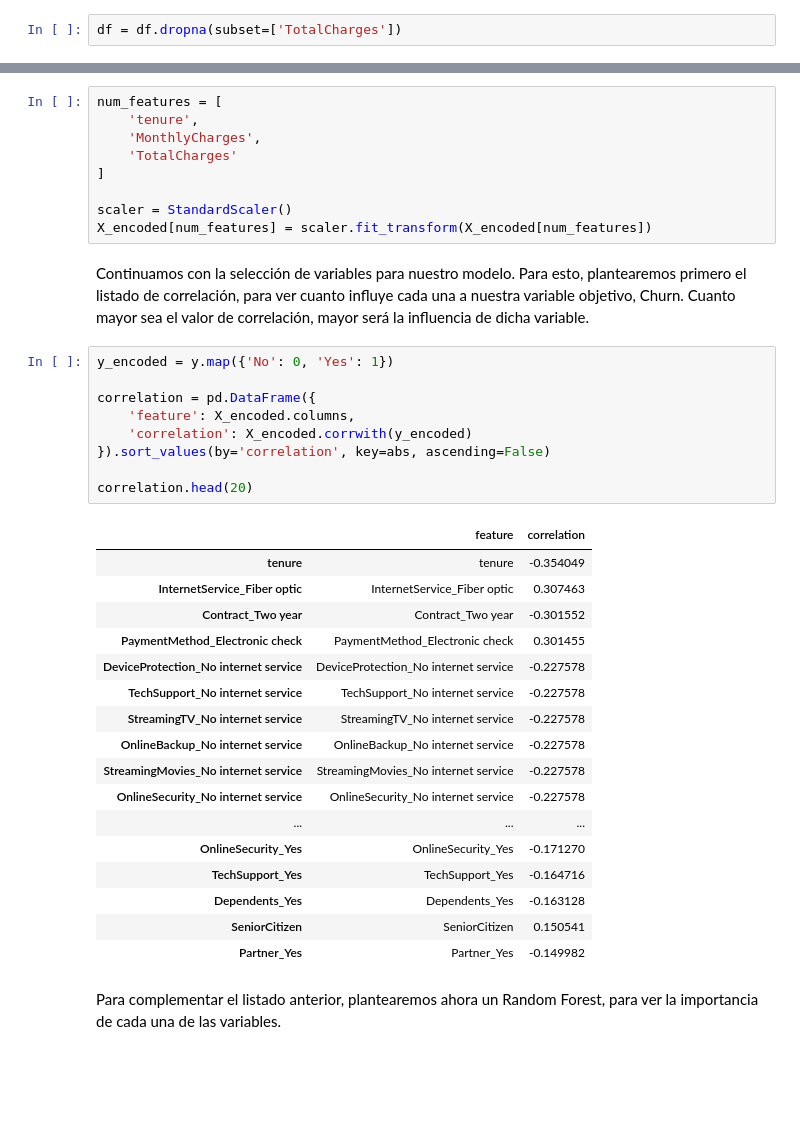
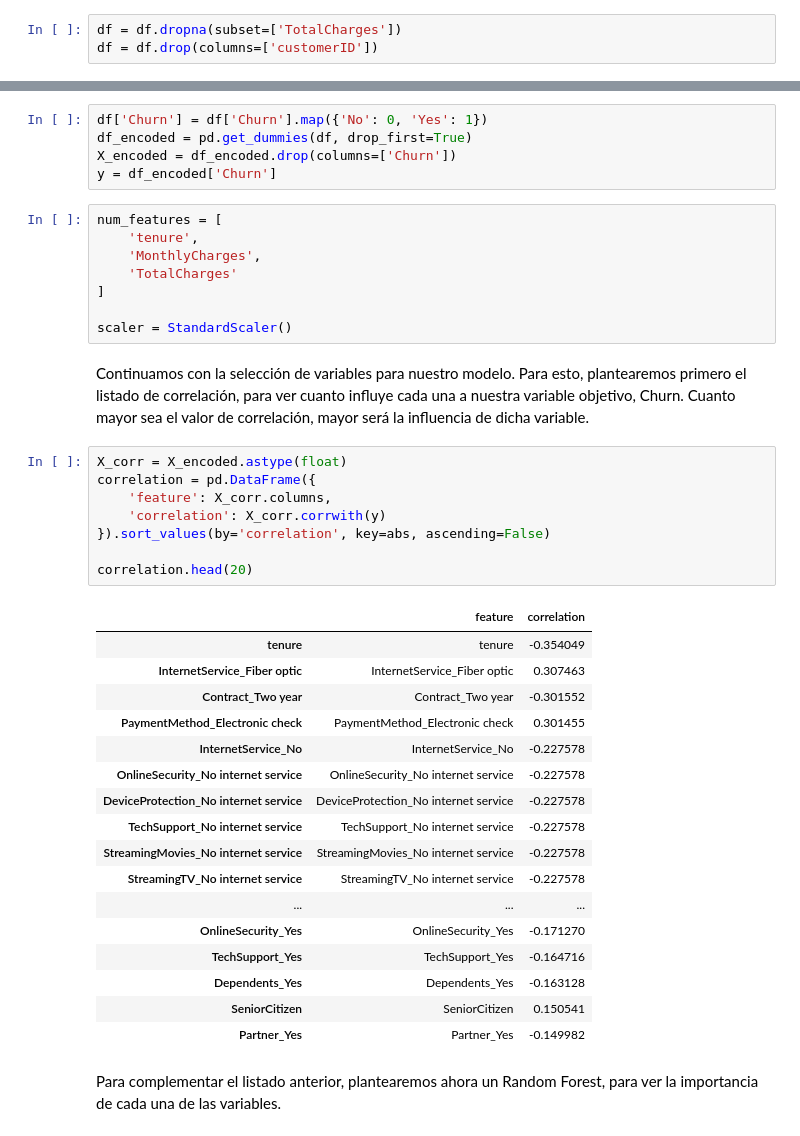
Before and after one commit to florcisco/Churn-Prediction, a Jupyter notebook: Churn_Prediction.ipynb, the cells around one changed output, grey strips where cells are left out. Drawn from its saved outputs; the diff is of its cells as text; blank space fills up the shorter version.

```diff
--- a/Churn_Prediction.ipynb
+++ b/Churn_Prediction.ipynb
@@ -112,6 +114,7 @@ df.isnull().sum()
 dtype: int64
 # %%
 df = df.dropna(subset=['TotalCharges'])
+df = df.drop(columns=['customerID'])
 # %% [markdown]
 Como tenemos algunos valores vacios en TotalCharges, que no son muchos, los descartaremos directamente.
 
@@ -221,3 +219,8 @@ X_encoded = pd.get_dummies(X, drop_first=True)
+# %%
+df['Churn'] = df['Churn'].map({'No': 0, 'Yes': 1})
+df_encoded = pd.get_dummies(df, drop_first=True)
+X_encoded = df_encoded.drop(columns=['Churn'])
+y = df_encoded['Churn']
 # %%
 num_features = [
     'tenure',
@@ -226,30 +229,28 @@ num_features = [
 ]
 
 scaler = StandardScaler()
-X_encoded[num_features] = scaler.fit_transform(X_encoded[num_features])
 # %% [markdown]
 Continuamos con la selección de variables para nuestro modelo. Para esto, plantearemos primero el listado de correlación, para ver cuanto influye cada una a nuestra variable objetivo, Churn. Cuanto mayor sea el valor de correlación, mayor será la influencia de dicha variable.
 # %%
-y_encoded = y.map({'No': 0, 'Yes': 1})
-
+X_corr = X_encoded.astype(float)
 correlation = pd.DataFrame({
-    'feature': X_encoded.columns,
-    'correlation': X_encoded.corrwith(y_encoded)
+    'feature': X_corr.columns,
+    'correlation': X_corr.corrwith(y)
 }).sort_values(by='correlation', key=abs, ascending=False)
 
 correlation.head(20)
 # %% [output]
 |  | feature | correlation |
 | tenure | tenure | -0.354049 |
 | InternetService_Fiber optic | InternetService_Fiber optic | 0.307463 |
 | Contract_Two year | Contract_Two year | -0.301552 |
 | PaymentMethod_Electronic check | PaymentMethod_Electronic check | 0.301455 |
+| InternetService_No | InternetService_No | -0.227578 |
+| OnlineSecurity_No internet service | OnlineSecurity_No internet service | -0.227578 |
 | DeviceProtection_No internet service | DeviceProtection_No internet service | -0.227578 |
 | TechSupport_No internet service | TechSupport_No internet service | -0.227578 |
+| StreamingMovies_No internet service | StreamingMovies_No internet service | -0.227578 |
 | StreamingTV_No internet service | StreamingTV_No internet service | -0.227578 |
-| OnlineBackup_No internet service | OnlineBackup_No internet service | -0.227578 |
-| StreamingMovies_No internet service | StreamingMovies_No internet service | -0.227578 |
-| OnlineSecurity_No internet service | OnlineSecurity_No internet service | -0.227578 |
 | ... | ... | ... |
 | OnlineSecurity_Yes | OnlineSecurity_Yes | -0.171270 |
 | TechSupport_Yes | TechSupport_Yes | -0.164716 |
```
Also changed, not shown: parts of 84 cells of this notebook.
